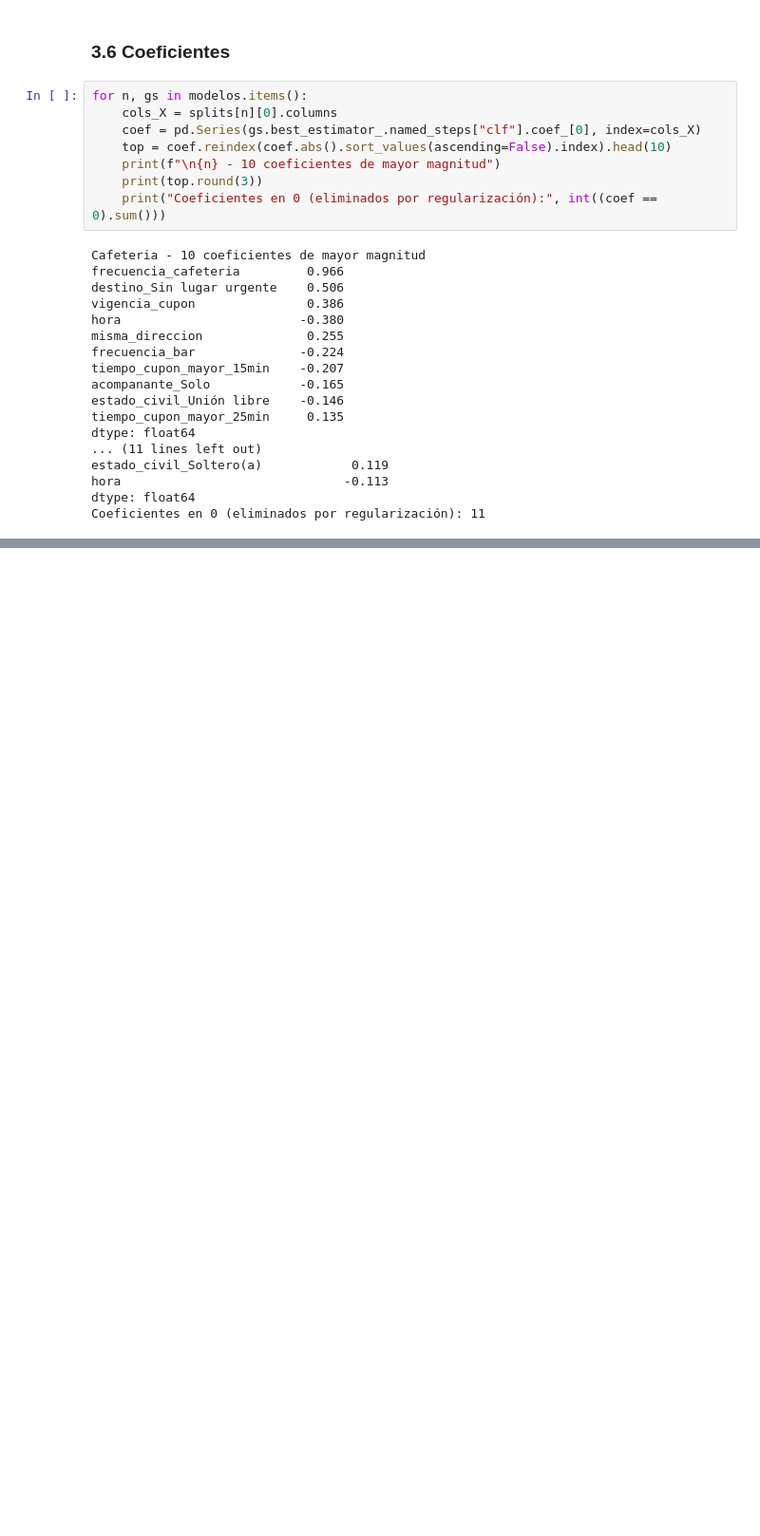
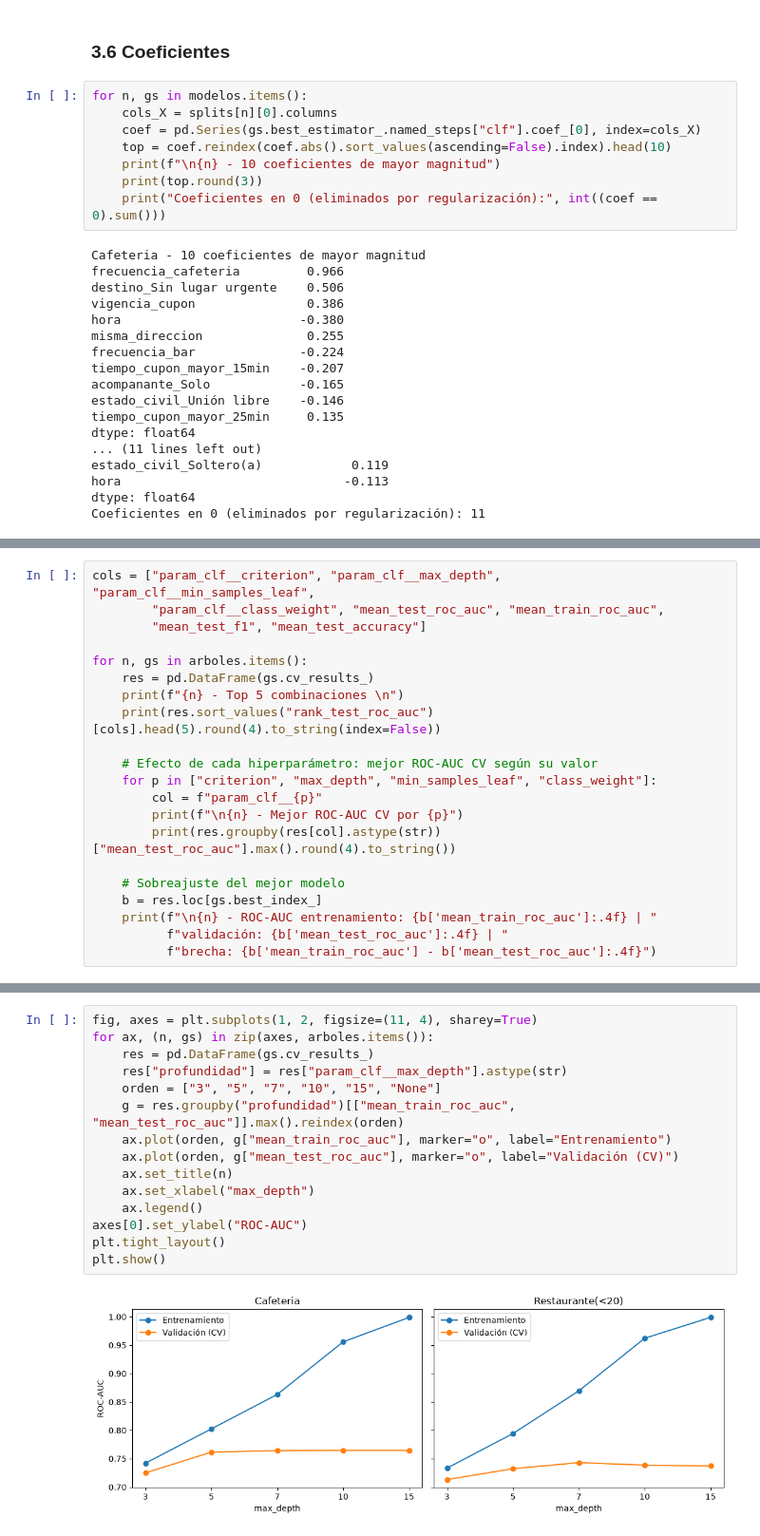
Before and after one commit to nreyl/ML-L3-G44, a Jupyter notebook: L3.ipynb, the cells around one changed output, grey strips where cells are left out. Shown at 95% size. Cells and saved outputs as stored; diff of their text form; blank space fills up the shorter version.

```diff
--- a/L3.ipynb
+++ b/L3.ipynb
@@ -537,0 +595,21 @@ Coeficientes en 0 (eliminados por regularización): 11
+# %%
+cols = ["param_clf__criterion", "param_clf__max_depth", "param_clf__min_samples_leaf",
+        "param_clf__class_weight", "mean_test_roc_auc", "mean_train_roc_auc",
+        "mean_test_f1", "mean_test_accuracy"]
+
+for n, gs in arboles.items():
+    res = pd.DataFrame(gs.cv_results_)
+    print(f"{n} - Top 5 combinaciones \n")
+    print(res.sort_values("rank_test_roc_auc")[cols].head(5).round(4).to_string(index=False))
+
+    # Efecto de cada hiperparámetro: mejor ROC-AUC CV según su valor
+    for p in ["criterion", "max_depth", "min_samples_leaf", "class_weight"]:
+        col = f"param_clf__{p}"
+        print(f"\n{n} - Mejor ROC-AUC CV por {p}")
+        print(res.groupby(res[col].astype(str))["mean_test_roc_auc"].max().round(4).to_string())
+
+    # Sobreajuste del mejor modelo
+    b = res.loc[gs.best_index_]
+    print(f"\n{n} - ROC-AUC entrenamiento: {b['mean_train_roc_auc']:.4f} | "
+          f"validación: {b['mean_test_roc_auc']:.4f} | "
+          f"brecha: {b['mean_train_roc_auc'] - b['mean_test_roc_auc']:.4f}")
@@ -537,0 +634,17 @@ Coeficientes en 0 (eliminados por regularización): 11
+# %%
+fig, axes = plt.subplots(1, 2, figsize=(11, 4), sharey=True)
+for ax, (n, gs) in zip(axes, arboles.items()):
+    res = pd.DataFrame(gs.cv_results_)
+    res["profundidad"] = res["param_clf__max_depth"].astype(str)
+    orden = ["3", "5", "7", "10", "15", "None"]
+    g = res.groupby("profundidad")[["mean_train_roc_auc", "mean_test_roc_auc"]].max().reindex(orden)
+    ax.plot(orden, g["mean_train_roc_auc"], marker="o", label="Entrenamiento")
+    ax.plot(orden, g["mean_test_roc_auc"], marker="o", label="Validación (CV)")
+    ax.set_title(n)
+    ax.set_xlabel("max_depth")
+    ax.legend()
+axes[0].set_ylabel("ROC-AUC")
+plt.tight_layout()
+plt.show()
+# %% [output]
+[figure, added]
```
Also changed, not shown: parts of 21 cells of this notebook.
